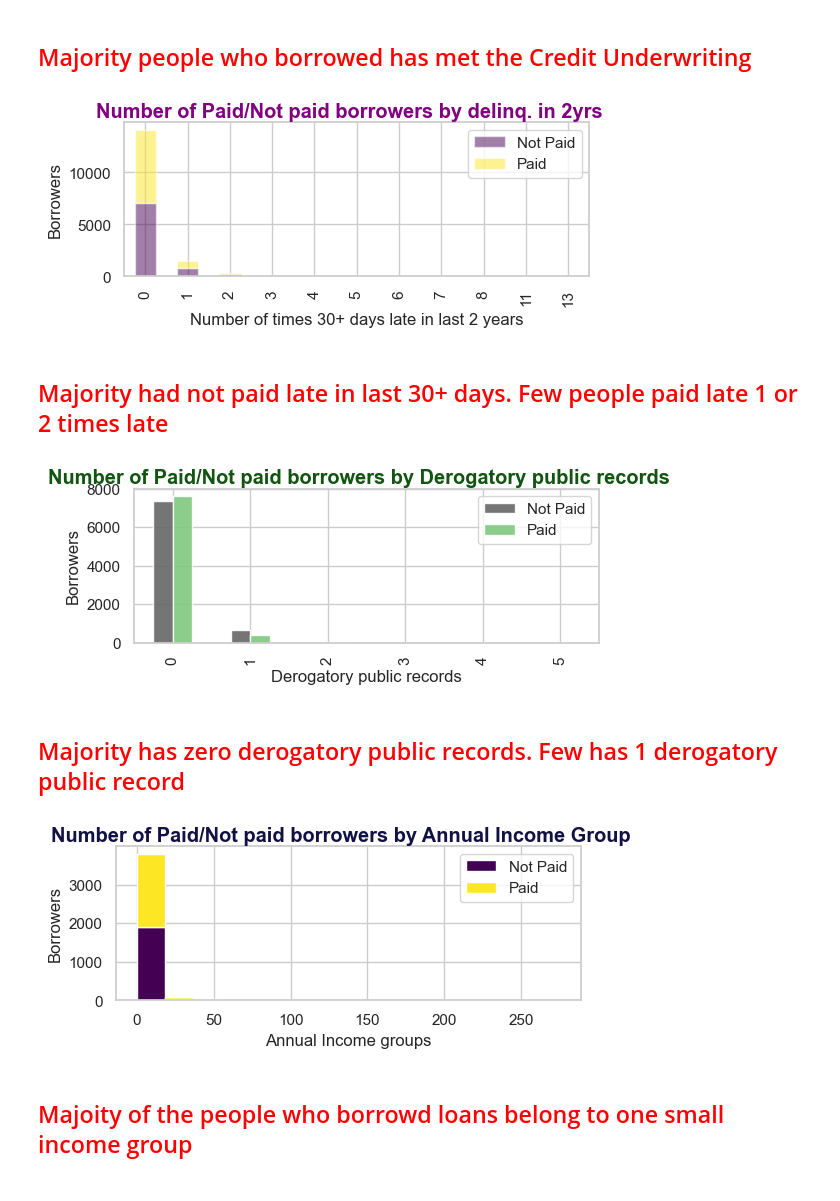
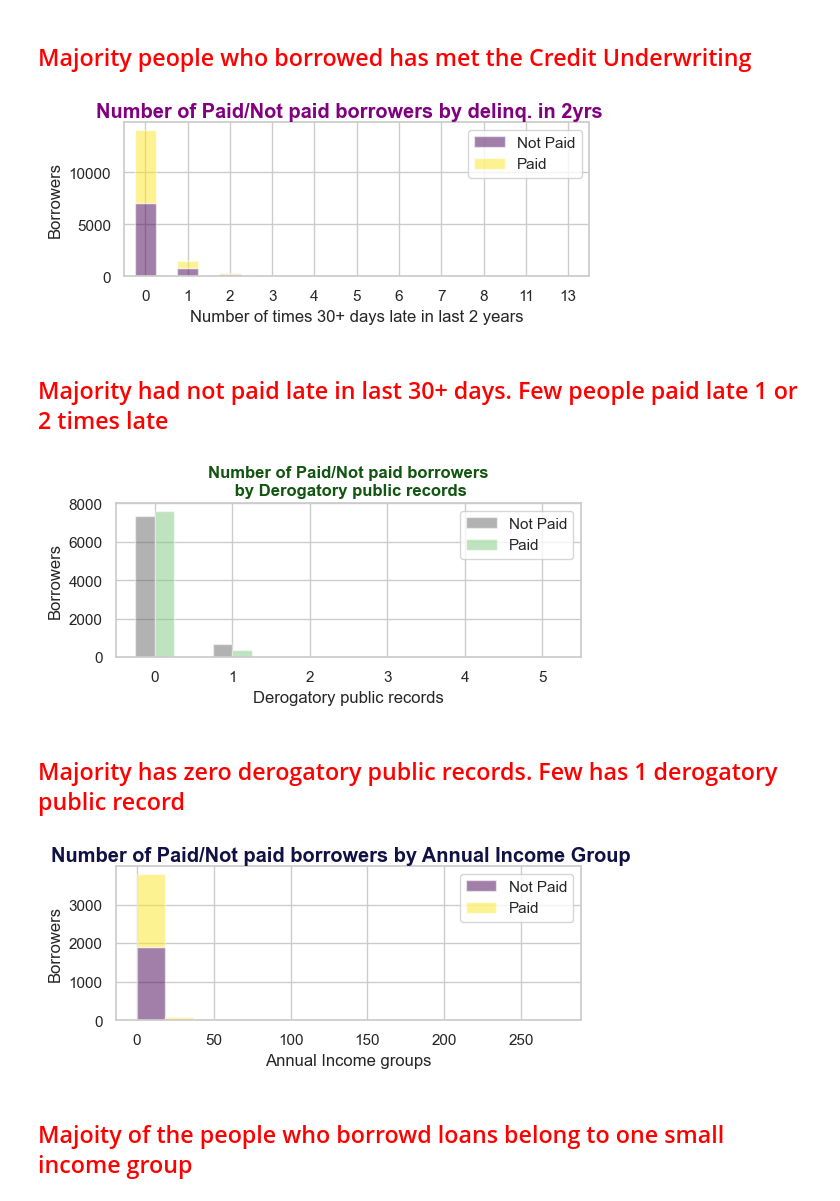
Before and after one commit to DayakarMalgari/Lending-club-Loan-Data-Neural-Network-Classification, a Jupyter notebook: Lending_Club_Loan_Data_Analysis_sub.ipynb, the cells around one changed output. Cells and saved outputs as stored; diff of their text form; code cells hidden in the pictures.

```diff
--- a/Lending_Club_Loan_Data_Analysis_sub.ipynb
+++ b/Lending_Club_Loan_Data_Analysis_sub.ipynb
@@ -378,9 +379,10 @@ plt.xlabel('Number of times 30+ days late in last 2 years')
 plt.ylabel('Borrowers')
 plt.suptitle('Number of Paid/Not paid borrowers by delinq. in 2yrs',color='purple',fontweight='bold')
 plt.legend()
+plt.xticks(rotation=0)
 plt.show()
 # %% [output]
-[figure, old version]
+[figure, new version]
 # %%
 printmd(' Majority had not paid late in last 30+ days. Few people paid late 1 or 2 times late')
 # %% [output]
@@ -388,17 +390,18 @@ printmd(' Majority had not paid late in last 30+ days. Few people paid late 1 or
 # %%
 ##############################################################################################################
 # plot the public records column values against the target column(values paid/not paid)
 ##############################################################################################################
 sns.set(style='whitegrid', palette='muted', font_scale=1.0)
 loan_data_tmp=loan_data.groupby(['pub.rec','not.fully.paid']).size().unstack().fillna(0)
-loan_data_tmp.sort_values(by='Not Paid',ascending=False).plot.bar(figsize=(6,2),alpha=.9,colormap='Accent_r')
+loan_data_tmp.sort_values(by='Not Paid',ascending=False).plot.bar(figsize=(6,2),alpha=.5,colormap='Accent_r')
 plt.xlabel('Derogatory public records')
 plt.ylabel('Borrowers')
-plt.suptitle('Number of Paid/Not paid borrowers by Derogatory public records',color='#115511',fontweight='bold')
+plt.title('Number of Paid/Not paid borrowers\n by Derogatory public records',color='#115511',fontweight='bold')
 plt.legend()
+plt.xticks(rotation=0)
 plt.show()
 # %% [output]
-[figure, old version]
+[figure, new version]
 # %%
 printmd('Majority has zero derogatory public records. Few has 1 derogatory public record ')
 # %% [output]
@@ -409,14 +412,15 @@ printmd('Majority has zero derogatory public records. Few has 1 derogatory publi
 ##############################################################################################################
 sns.set(style='whitegrid', palette='muted', font_scale=1.0)
 loan_data_tmp=loan_data.groupby(['log.annual.inc','not.fully.paid']).size().unstack().fillna(0)
-loan_data_tmp.sort_values(by='Not Paid',ascending=False).plot.hist(bins=15,figsize=(6,2),stacked=True,colormap='viridis')
+loan_data_tmp.sort_values(by='Not Paid',ascending=False).plot.hist(bins=15,figsize=(6,2),alpha=.5,\
+                                                                   stacked=True,colormap='viridis')
 plt.xlabel('Annual Income groups')
 plt.ylabel('Borrowers')
 plt.suptitle('Number of Paid/Not paid borrowers by Annual Income Group',color='#111144',fontweight='bold')
 plt.legend()
 plt.show()
 # %% [output]
-[figure, old version]
+[figure, new version]
 # %%
 printmd('Majoity of the people who borrowd loans belong to one small income group')
 # %% [output]
```
Also changed, not shown: parts of 5 cells of this notebook.
